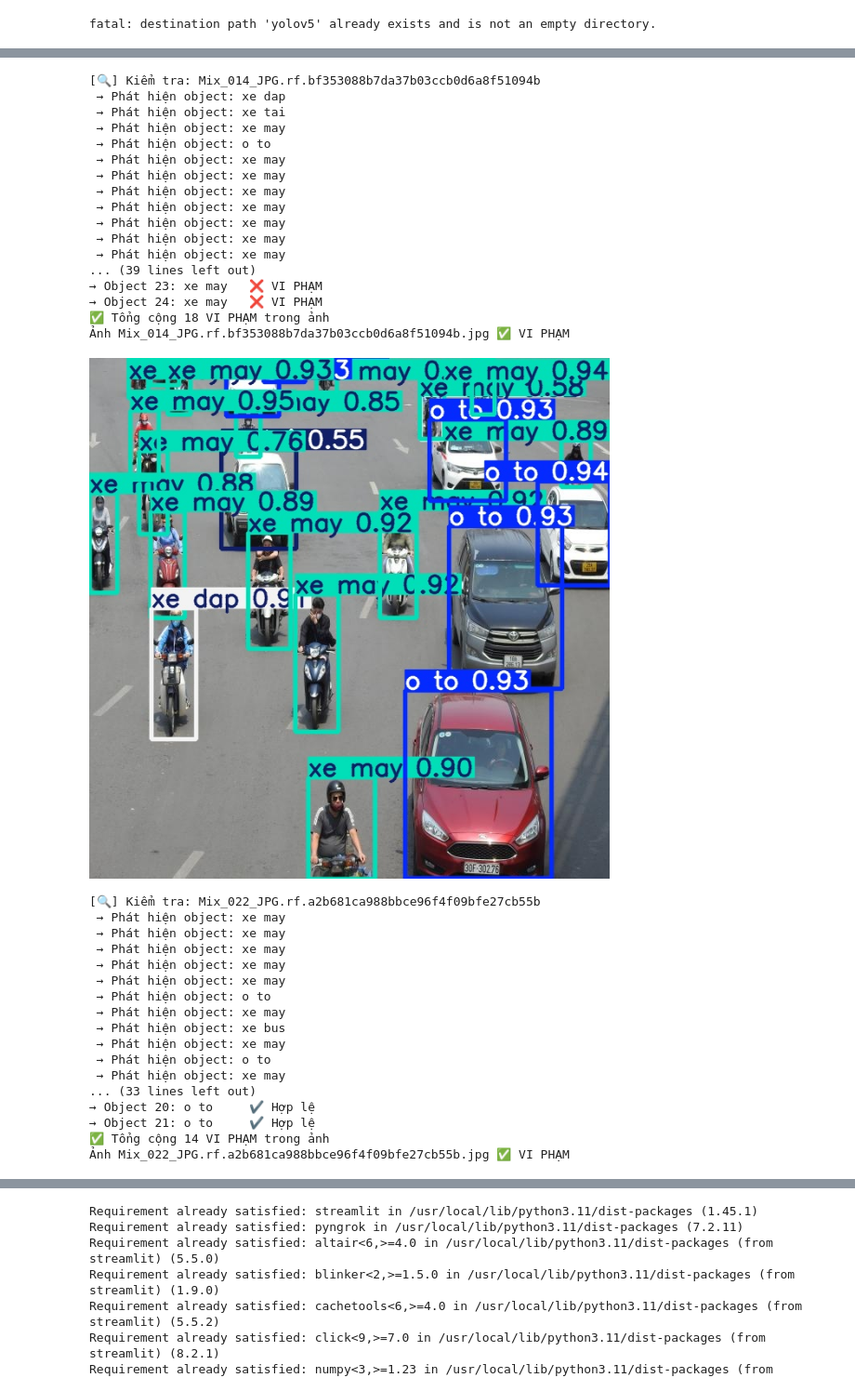
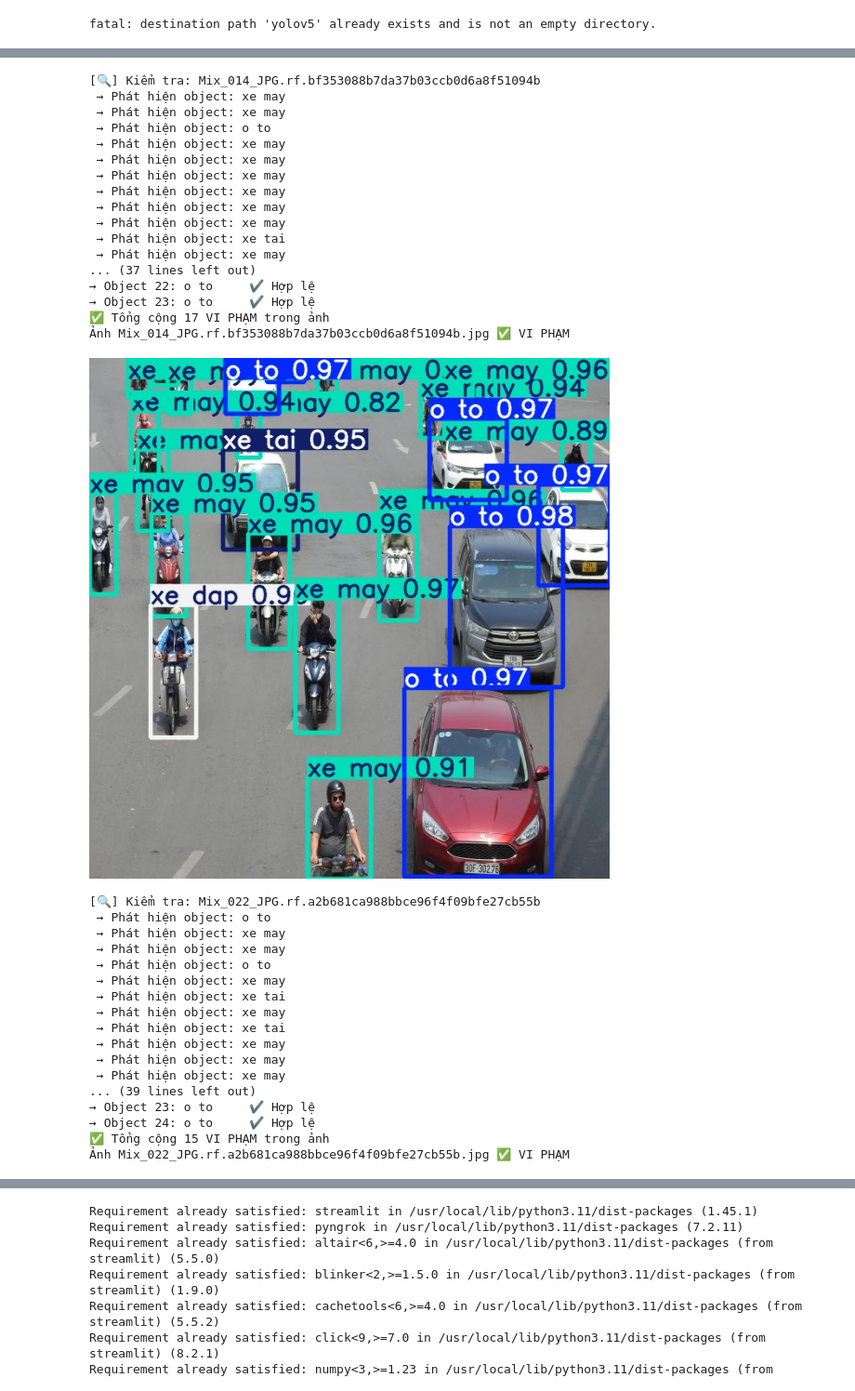
Before and after one commit to lmn190104/yolov5-AI, a Jupyter notebook: Bản_sao_của_Codegit.ipynb, the cells around one changed output, grey strips where cells are left out. Shown at 93% size. Drawn from its saved outputs; the diff is of its cells as text; code cells hidden in the pictures.

```diff
--- a/Bản_sao_của_Codegit.ipynb
+++ b/Bản_sao_của_Codegit.ipynb
@@ -194,7 +194,7 @@ import glob
 from IPython.display import Image, display
 
 # Lấy danh sách ảnh kết quả
-result_images = glob.glob('/content/yolov5/runs/detect/exp2/*.jpg')
+result_images = glob.glob('/content/yolov5/runs/detect/exp3/*.jpg')
 
 # Hiển thị 3 ảnh đầu tiên với kích thước 640x640
 for img_path in result_images[:1]:
@@ -210,7 +210,7 @@ import os
 VIOLATION_CLASSES = ['xe may', 'xe dap', 'xe bus']
 
 # Đường dẫn tới thư mục chứa kết quả phát hiện
-detect_folder = '/content/yolov5/runs/detect/exp2'
+detect_folder = '/content/yolov5/runs/detect/exp3'
 
 # Hàm kiểm tra xem ảnh có chứa nhãn vi phạm không
 def analyze_objects(label_path, class_names, violation_classes):
@@ -254,54 +254,54 @@ for img_path in result_images[:3]:
         print(f"[❌] Không tìm thấy file nhãn: {label_path}")
         continue
 
     print(f"\n[🔍] Kiểm tra: {file_name}")
     with open(label_path, 'r') as f:
         lines = f.readlines()
     for line in lines:
         class_id = int(line.split()[0])
         class_name = class_names[class_id]
         print(f" → Phát hiện object: {class_name}")
 
     if analyze_objects(label_path, class_names, VIOLATION_CLASSES):
       print(f"Ảnh {os.path.basename(img_path)} ✅ VI PHẠM")
     else:
       print(f"Ảnh {os.path.basename(img_path)} ❎ KHÔNG vi phạm")
 
 # Hiển thị ảnh___
     display(Image(filename=img_path, width=640, height=640))
 # %% [output]
 [🔍] Kiểm tra: Mix_014_JPG.rf.bf353088b7da37b03ccb0d6a8f51094b
- → Phát hiện object: xe dap
- → Phát hiện object: xe tai
+ → Phát hiện object: xe may
  → Phát hiện object: xe may
  → Phát hiện object: o to
  → Phát hiện object: xe may
  → Phát hiện object: xe may
  → Phát hiện object: xe may
  → Phát hiện object: xe may
  → Phát hiện object: xe may
  → Phát hiện object: xe may
+ → Phát hiện object: xe tai
  → Phát hiện object: xe may
-... (39 lines left out)
-→ Object 23: xe may   ❌ VI PHẠM
-→ Object 24: xe may   ❌ VI PHẠM
-✅ Tổng cộng 18 VI PHẠM trong ảnh
+... (37 lines left out)
+→ Object 22: o to     ✔️ Hợp lệ
+→ Object 23: o to     ✔️ Hợp lệ
+✅ Tổng cộng 17 VI PHẠM trong ảnh
 Ảnh Mix_014_JPG.rf.bf353088b7da37b03ccb0d6a8f51094b.jpg ✅ VI PHẠM
-[figure, old version]
+[figure, new version]
 [🔍] Kiểm tra: Mix_022_JPG.rf.a2b681ca988bbce96f4f09bfe27cb55b
- → Phát hiện object: xe may
- → Phát hiện object: xe may
- → Phát hiện object: xe may
+ → Phát hiện object: o to
  → Phát hiện object: xe may
  → Phát hiện object: xe may
  → Phát hiện object: o to
  → Phát hiện object: xe may
- → Phát hiện object: xe bus
+ → Phát hiện object: xe tai
  → Phát hiện object: xe may
- → Phát hiện object: o to
+ → Phát hiện object: xe tai
  → Phát hiện object: xe may
-... (33 lines left out)
-→ Object 20: o to     ✔️ Hợp lệ
-→ Object 21: o to     ✔️ Hợp lệ
-✅ Tổng cộng 14 VI PHẠM trong ảnh
+ → Phát hiện object: xe may
+ → Phát hiện object: xe may
+... (39 lines left out)
+→ Object 23: o to     ✔️ Hợp lệ
+→ Object 24: o to     ✔️ Hợp lệ
+✅ Tổng cộng 15 VI PHẠM trong ảnh
 Ảnh Mix_022_JPG.rf.a2b681ca988bbce96f4f09bfe27cb55b.jpg ✅ VI PHẠM
```
Also changed, not shown: parts of 15 cells of this notebook.
